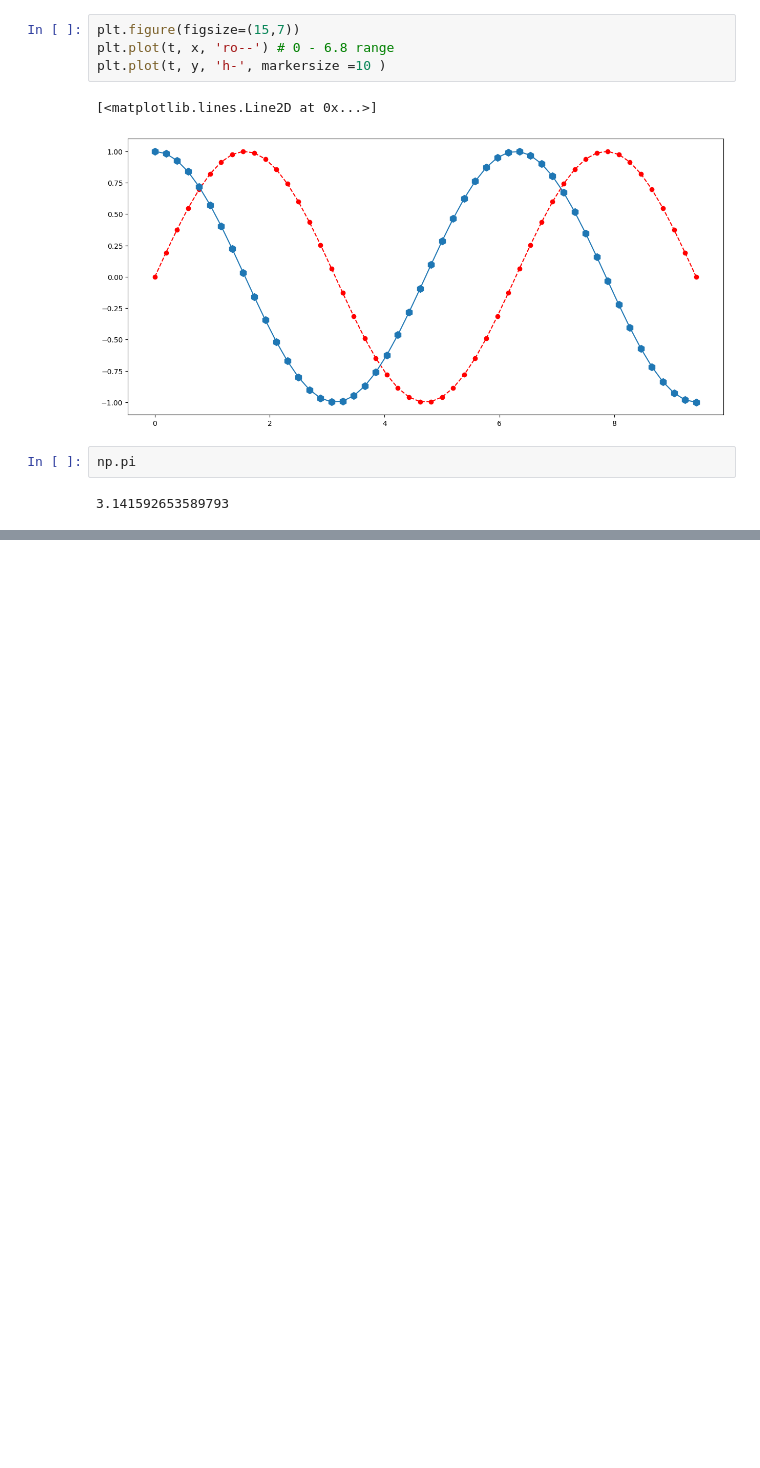
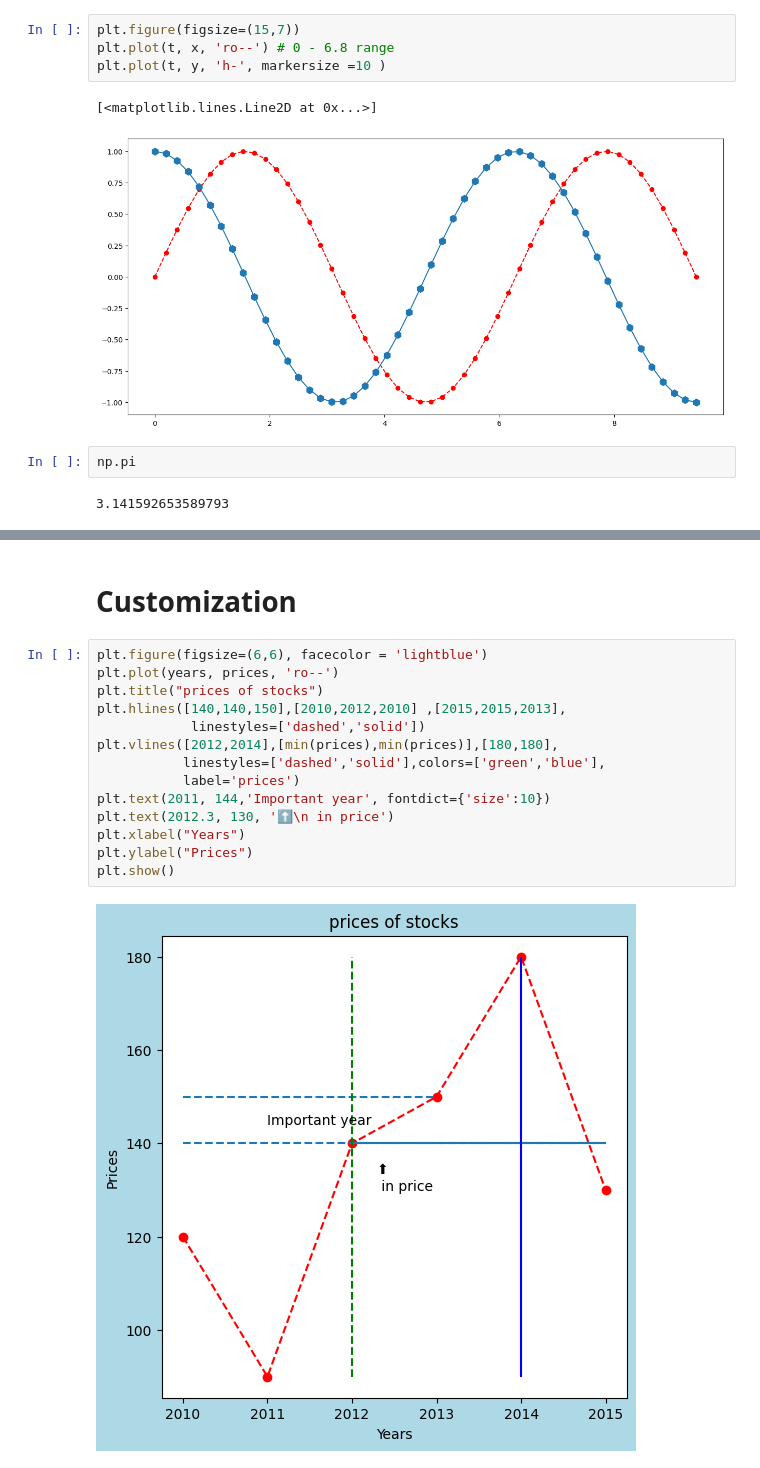
Before and after one commit to iamaanraza/pythonDS, a Jupyter notebook: dataanalysis/visualization.ipynb, the cells around one changed output, grey strips where cells are left out. Drawn from its saved outputs; the diff is of its cells as text; blank space fills up the shorter version.

```diff
--- a/dataanalysis/visualization.ipynb
+++ b/dataanalysis/visualization.ipynb
@@ -27,0 +47,18 @@ ValueError: 'h,markersize=10' is not a valid format string (two marker symbols)
+# %% [markdown]
+# Customization
+# %%
+plt.figure(figsize=(6,6), facecolor = 'lightblue')
+plt.plot(years, prices, 'ro--')
+plt.title("prices of stocks")
+plt.hlines([140,140,150],[2010,2012,2010] ,[2015,2015,2013],
+            linestyles=['dashed','solid'])
+plt.vlines([2012,2014],[min(prices),min(prices)],[180,180],
+           linestyles=['dashed','solid'],colors=['green','blue'],
+           label='prices')
+plt.text(2011, 144,'Important year', fontdict={'size':10})
+plt.text(2012.3, 130, '⬆️\n in price')
+plt.xlabel("Years")
+plt.ylabel("Prices")
+plt.show()
+# %% [output]
+[figure, added]
```
Also changed, not shown: parts of 3 cells of this notebook.
